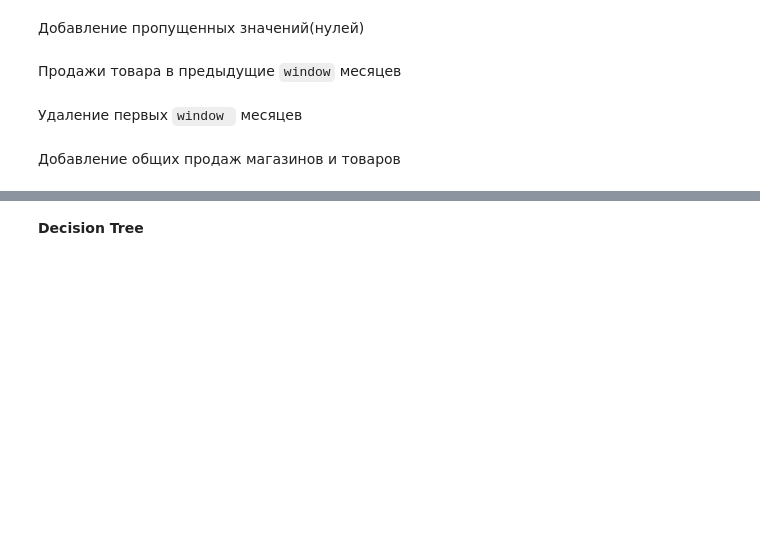
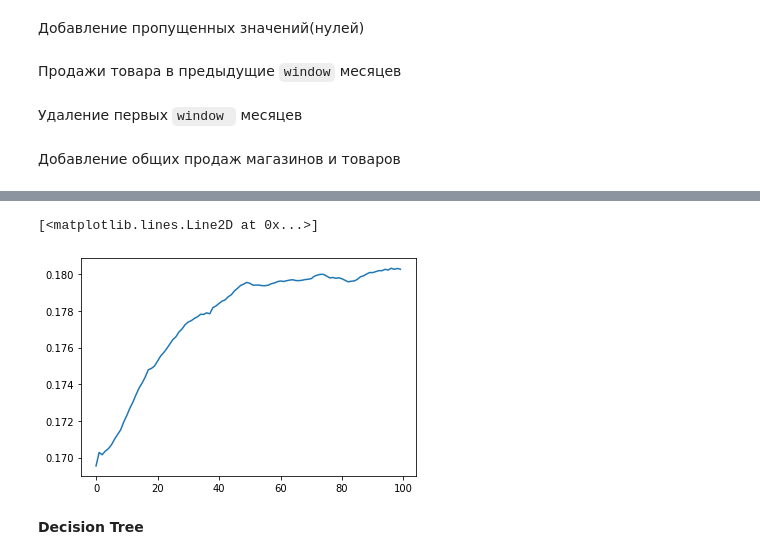
Before and after one commit to juliazakharik/ML_algorithms, a Jupyter notebook: project/PFS_Features.ipynb, the cells around one changed output, grey strips where cells are left out. Saved outputs shown, nothing was run; the diff lists cells and outputs as text; code cells hidden in the pictures; blank space fills up the shorter version.

```diff
--- a/project/PFS_Features.ipynb
+++ b/project/PFS_Features.ipynb
@@ -109,3 +180,8 @@ target = updated_train['item_cnt_day']
+# %%
+plt.plot(cv_res_obj['l1-stdv'])
+# %% [output]
+[<matplotlib.lines.Line2D at 0x...>]
+[figure, added]
 # %% [markdown]
 **Decision Tree**
 # %%
```
Also changed, not shown: parts of 59 cells of this notebook, 9 other files.
